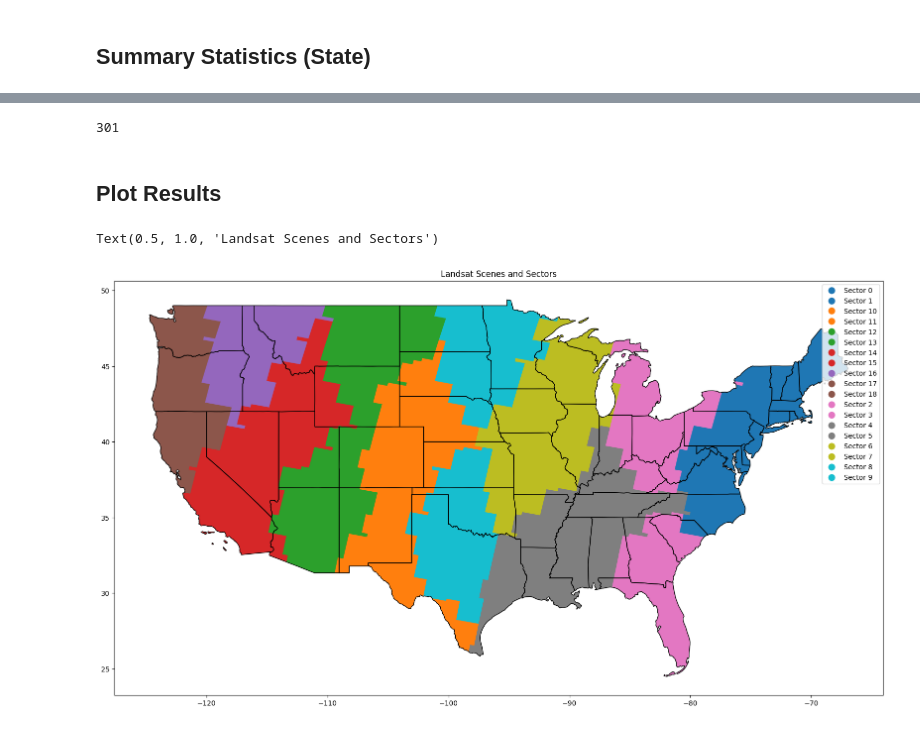
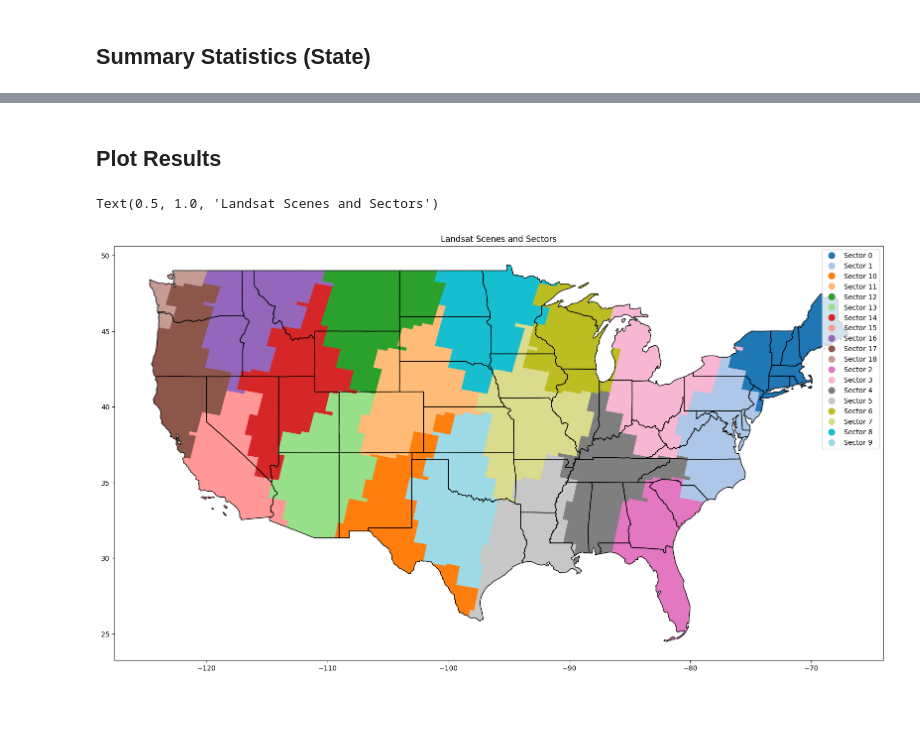
Before and after one commit to easierdata/easier, a Jupyter notebook: code/Pynotebooks/user_access_simulation.ipynb, the cells around one changed output, grey strips where cells are left out. Saved outputs shown, nothing was run; the diff lists cells and outputs as text; code cells hidden in the pictures.

```diff
--- a/code/Pynotebooks/user_access_simulation.ipynb
+++ b/code/Pynotebooks/user_access_simulation.ipynb
@@ -190,5 +128,0 @@ states_grouped
-# %%
-# Number of Unique sectors per county
-len(counties.groupby("COUNTYFP")["Sector"].nunique())
-# %% [output]
-301
@@ -231,11 +146,13 @@ len(counties.groupby("COUNTYFP")["Sector"].nunique())
 # %%
 # Plot the States with sectors shown with some transparency
 # ax = add_sector_to_scene.plot(column="Sector", figsize=(20, 20), alpha=0.5, legend=True)
 # Plot the States with some transparency and dark borders.
 
-ax = add_sector_to_scene.plot(column="Sector", legend=True, figsize=(20, 20))
+ax = add_sector_to_scene.plot(column="Sector", legend=True, cmap="tab20", figsize=(20, 20))
 us_states_continential.plot(ax=ax, color="none", edgecolor="black", linewidth=1)
 plt.title("Landsat Scenes and Sectors")
+
+# Plot unqiue sectors with tab20 colors
 # %% [output]
 Text(0.5, 1.0, 'Landsat Scenes and Sectors')
-[figure, old version]
+[figure, new version]
```
Also changed, not shown: parts of 12 cells of this notebook.
